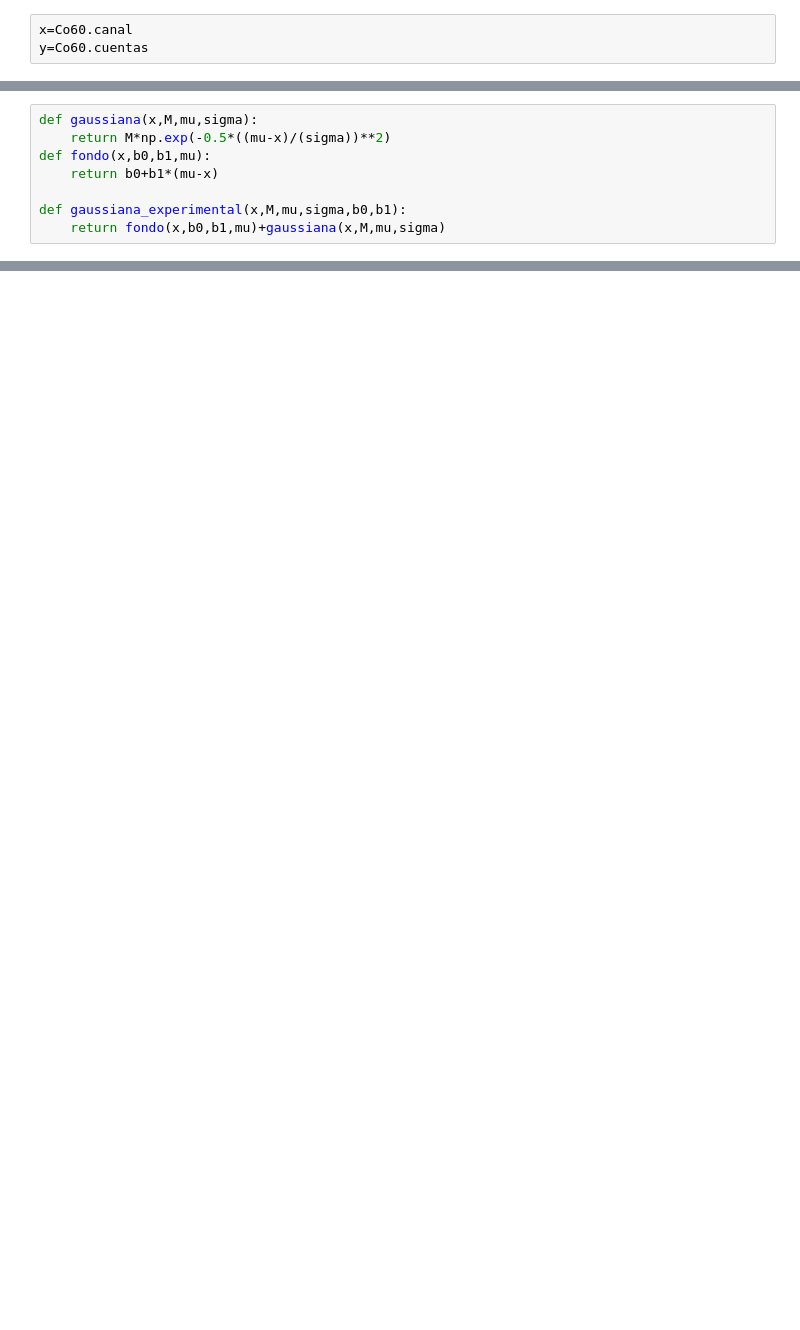
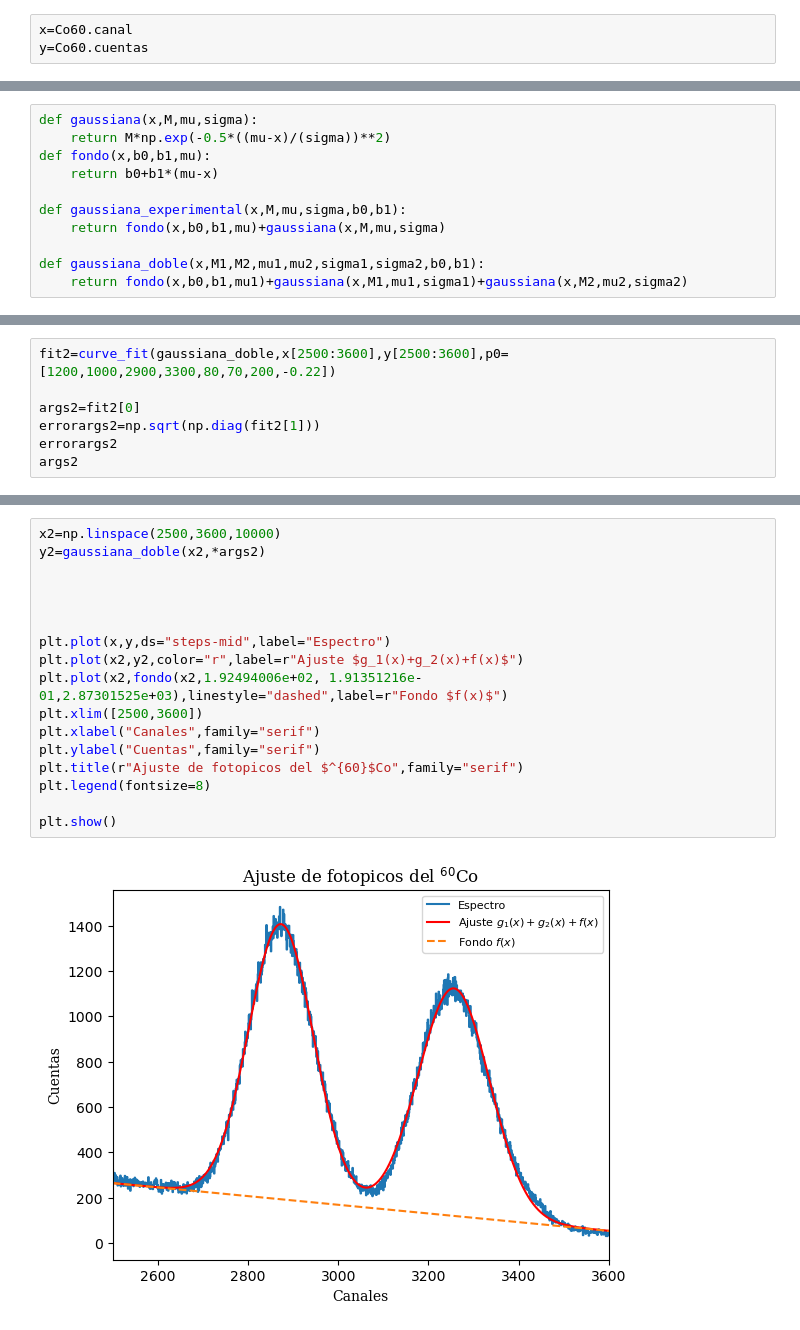
Before and after one commit to juan3ltran/Instrumentacion_Nuclear, a Jupyter notebook: Practica1/Co60.ipynb, the cells around one changed output, grey strips where cells are left out. Cells and saved outputs as stored; diff of their text form; blank space fills up the shorter version.

```diff
--- a/Practica1/Co60.ipynb
+++ b/Practica1/Co60.ipynb
@@ -32,3 +35,6 @@ def fondo(x,b0,b1,mu):
 
 def gaussiana_experimental(x,M,mu,sigma,b0,b1):
     return fondo(x,b0,b1,mu)+gaussiana(x,M,mu,sigma)
+
+def gaussiana_doble(x,M1,M2,mu1,mu2,sigma1,sigma2,b0,b1):
+    return fondo(x,b0,b1,mu1)+gaussiana(x,M1,mu1,sigma1)+gaussiana(x,M2,mu2,sigma2)
@@ -51,0 +41,7 @@ plt.plot(x1,y1)
+# %%
+fit2=curve_fit(gaussiana_doble,x[2500:3600],y[2500:3600],p0=[1200,1000,2900,3300,80,70,200,-0.22])
+
+args2=fit2[0]
+errorargs2=np.sqrt(np.diag(fit2[1]))
+errorargs2
+args2
@@ -51,0 +51,19 @@ plt.plot(x1,y1)
+# %%
+x2=np.linspace(2500,3600,10000)
+y2=gaussiana_doble(x2,*args2)
+
+
+
+
+plt.plot(x,y,ds="steps-mid",label="Espectro")
+plt.plot(x2,y2,color="r",label=r"Ajuste $g_1(x)+g_2(x)+f(x)$")
+plt.plot(x2,fondo(x2,1.92494006e+02, 1.91351216e-01,2.87301525e+03),linestyle="dashed",label=r"Fondo $f(x)$")
+plt.xlim([2500,3600])
+plt.xlabel("Canales",family="serif")
+plt.ylabel("Cuentas",family="serif")
+plt.title(r"Ajuste de fotopicos del $^{60}$Co",family="serif")
+plt.legend(fontsize=8)
+
+plt.show()
+# %% [output]
+[figure, added]
```
Also changed, not shown: parts of 10 cells of this notebook.
